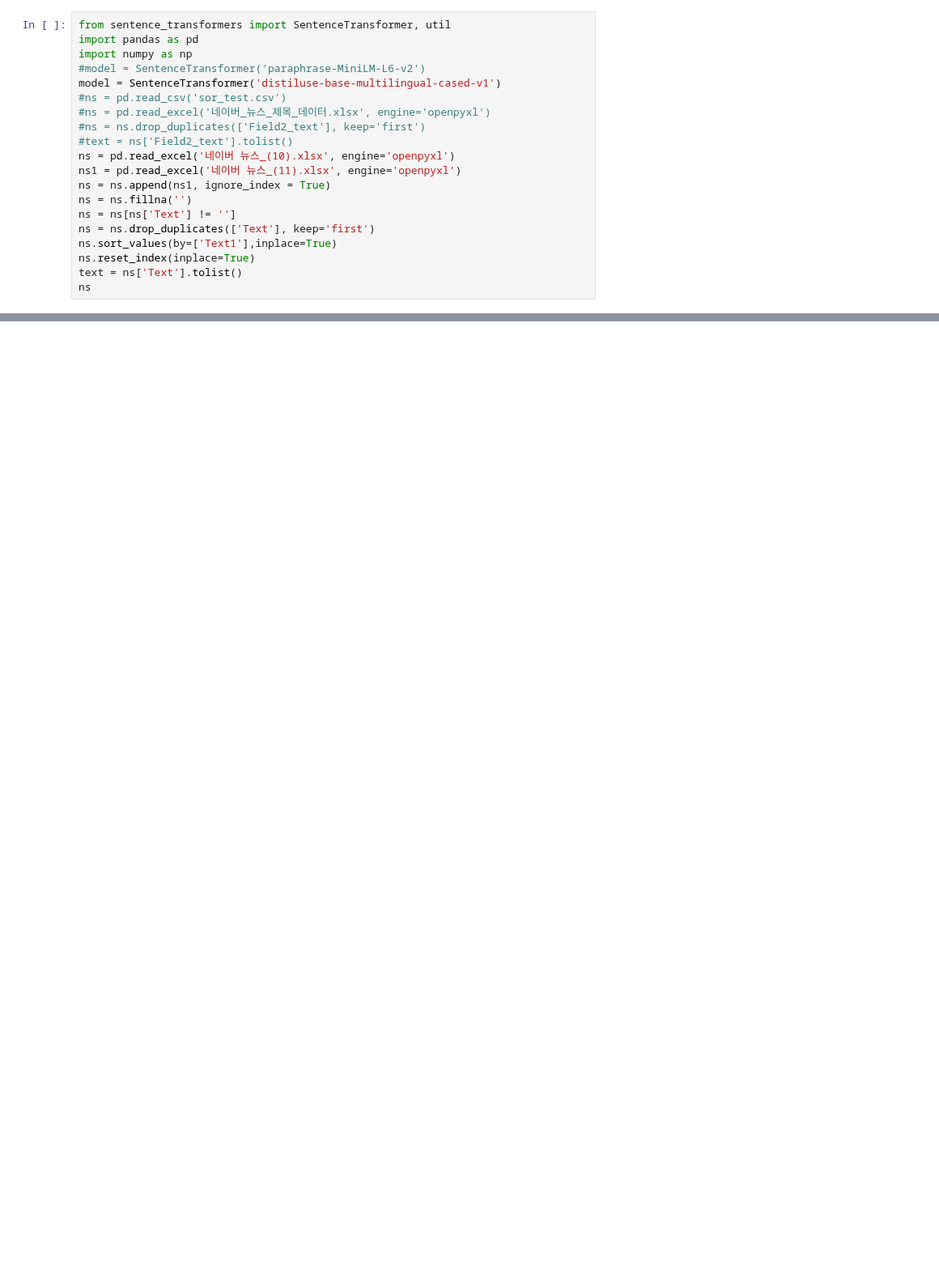
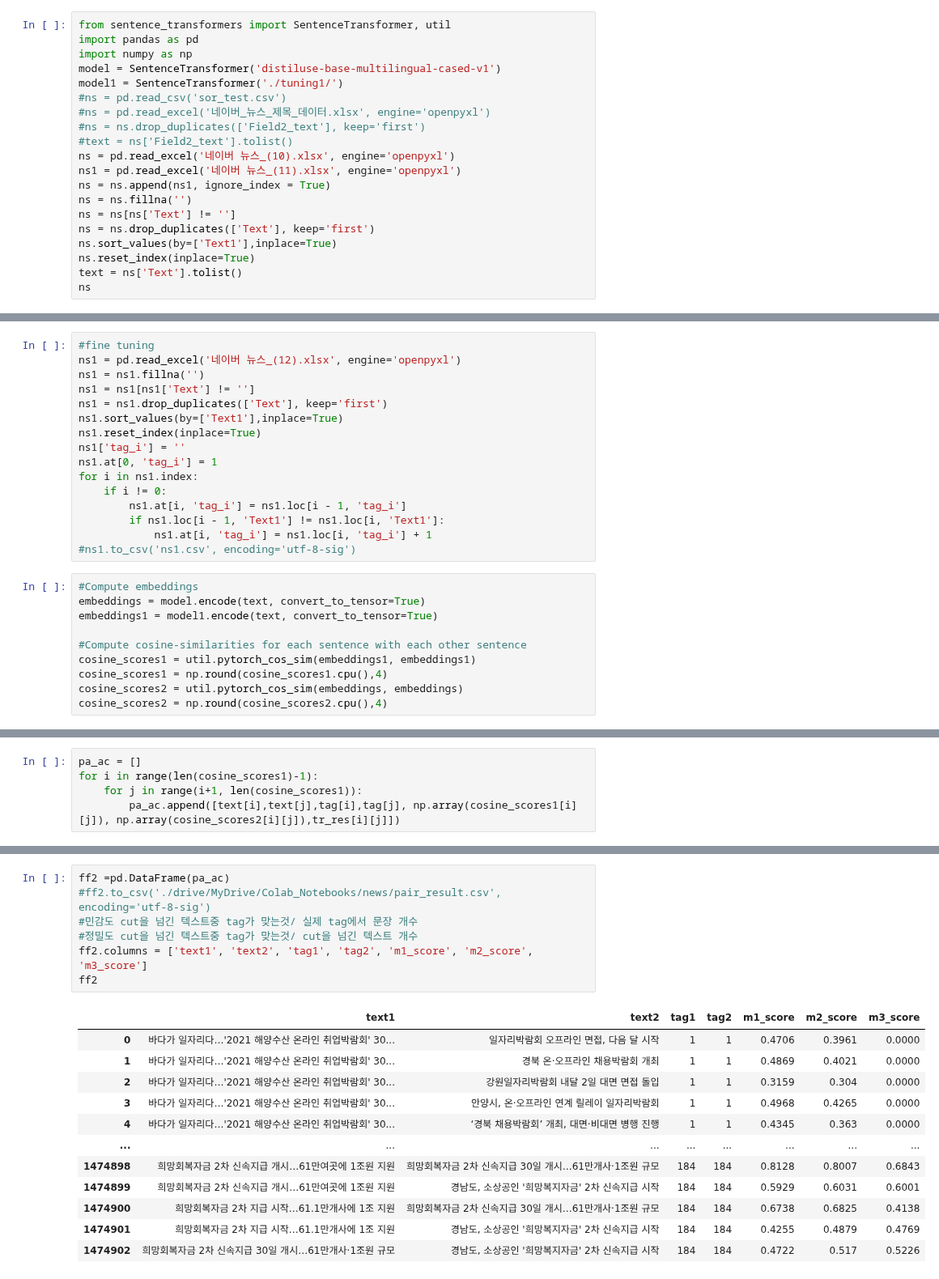
Before and after one commit to changsooooooooooo/DL-News-Impact-on-Stock, a Jupyter notebook: sentence/news_sentence_transformer.ipynb, the cells around one changed output, grey strips where cells are left out. Shown at 81% size. Cells and saved outputs as stored; diff of their text form; blank space fills up the shorter version.

```diff
--- a/sentence/news_sentence_transformer.ipynb
+++ b/sentence/news_sentence_transformer.ipynb
@@ -2,8 +2,8 @@
 from sentence_transformers import SentenceTransformer, util
 import pandas as pd
 import numpy as np
-#model = SentenceTransformer('paraphrase-MiniLM-L6-v2')
 model = SentenceTransformer('distiluse-base-multilingual-cased-v1')
+model1 = SentenceTransformer('./tuning1/')
 #ns = pd.read_csv('sor_test.csv')
 #ns = pd.read_excel('네이버_뉴스_제목_데이터.xlsx', engine='openpyxl')
 #ns = ns.drop_duplicates(['Field2_text'], keep='first')
@@ -51,3 +44,29 @@ cosine_scores = np.round(cosine_scores,4)
+# %%
+#fine tuning
+ns1 = pd.read_excel('네이버 뉴스_(12).xlsx', engine='openpyxl')
+ns1 = ns1.fillna('')
+ns1 = ns1[ns1['Text'] != '']
+ns1 = ns1.drop_duplicates(['Text'], keep='first')
+ns1.sort_values(by=['Text1'],inplace=True)
+ns1.reset_index(inplace=True)
+ns1['tag_i'] = ''
+ns1.at[0, 'tag_i'] = 1
+for i in ns1.index:
+    if i != 0:
+        ns1.at[i, 'tag_i'] = ns1.loc[i - 1, 'tag_i']
+        if ns1.loc[i - 1, 'Text1'] != ns1.loc[i, 'Text1']:
+            ns1.at[i, 'tag_i'] = ns1.loc[i, 'tag_i'] + 1
+#ns1.to_csv('ns1.csv', encoding='utf-8-sig')
+# %%
+#Compute embeddings
+embeddings = model.encode(text, convert_to_tensor=True)
+embeddings1 = model1.encode(text, convert_to_tensor=True)
+
+#Compute cosine-similarities for each sentence with each other sentence
+cosine_scores1 = util.pytorch_cos_sim(embeddings1, embeddings1)
+cosine_scores1 = np.round(cosine_scores1.cpu(),4)
+cosine_scores2 = util.pytorch_cos_sim(embeddings, embeddings)
+cosine_scores2 = np.round(cosine_scores2.cpu(),4)
 # %%
 from sklearn.feature_extraction.text import TfidfVectorizer
 vect = TfidfVectorizer(max_features=500)
@@ -73,5 +78,10 @@ tfidv_df
 from sklearn.metrics.pairwise import cosine_similarity
 tf_res = cosine_similarity(tfidv_df, tfidv_df)
 tr_res = np.round(tf_res,4)
+# %%
+pa_ac = []
+for i in range(len(cosine_scores1)-1):
+    for j in range(i+1, len(cosine_scores1)):
+        pa_ac.append([text[i],text[j],tag[i],tag[j], np.array(cosine_scores1[i][j]), np.array(cosine_scores2[i][j]),tr_res[i][j]])
 # %%
 pairs1, pairs2, pairs3 = [],[],[]
@@ -197,0 +233,20 @@ print('2:TF-IDF:               ',len(ff1[ff1['tag']== ff1['tag2']]),'/',len(ff1)
+# %%
+ff2 =pd.DataFrame(pa_ac)
+#ff2.to_csv('./drive/MyDrive/Colab_Notebooks/news/pair_result.csv', encoding='utf-8-sig')
+#민감도 cut을 넘긴 텍스트중 tag가 맞는것/ 실제 tag에서 문장 개수
+#정밀도 cut을 넘긴 텍스트중 tag가 맞는것/ cut을 넘긴 텍스트 개수
+ff2.columns = ['text1', 'text2', 'tag1', 'tag2', 'm1_score', 'm2_score', 'm3_score']
+ff2
+# %% [output]
+|  | text1 | text2 | tag1 | tag2 | m1_score | m2_score | m3_score |
+| 0 | 바다가 일자리다…'2021 해양수산 온라인 취업박람회' 30... | 일자리박람회 오프라인 면접, 다음 달 시작 | 1 | 1 | 0.4706 | 0.3961 | 0.0000 |
+| 1 | 바다가 일자리다…'2021 해양수산 온라인 취업박람회' 30... | 경북 온·오프라인 채용박람회 개최 | 1 | 1 | 0.4869 | 0.4021 | 0.0000 |
+| 2 | 바다가 일자리다…'2021 해양수산 온라인 취업박람회' 30... | 강원일자리박람회 내달 2일 대면 면접 돌입 | 1 | 1 | 0.3159 | 0.304 | 0.0000 |
+| 3 | 바다가 일자리다…'2021 해양수산 온라인 취업박람회' 30... | 안양시, 온·오프라인 연계 릴레이 일자리박람회 | 1 | 1 | 0.4968 | 0.4265 | 0.0000 |
+| 4 | 바다가 일자리다…'2021 해양수산 온라인 취업박람회' 30... | ‘경북 채용박람회’ 개최, 대면·비대면 병행 진행 | 1 | 1 | 0.4345 | 0.363 | 0.0000 |
+| ... | ... | ... | ... | ... | ... | ... | ... |
+| 1474898 | 희망회복자금 2차 신속지급 개시…61만여곳에 1조원 지원 | 희망회복자금 2차 신속지급 30일 개시…61만개사·1조원 규모 | 184 | 184 | 0.8128 | 0.8007 | 0.6843 |
+| 1474899 | 희망회복자금 2차 신속지급 개시…61만여곳에 1조원 지원 | 경남도, 소상공인 '희망복지자금' 2차 신속지급 시작 | 184 | 184 | 0.5929 | 0.6031 | 0.6001 |
+| 1474900 | 희망회복자금 2차 지급 시작…61.1만개사에 1조 지원 | 희망회복자금 2차 신속지급 30일 개시…61만개사·1조원 규모 | 184 | 184 | 0.6738 | 0.6825 | 0.4138 |
+| 1474901 | 희망회복자금 2차 지급 시작…61.1만개사에 1조 지원 | 경남도, 소상공인 '희망복지자금' 2차 신속지급 시작 | 184 | 184 | 0.4255 | 0.4879 | 0.4769 |
+| 1474902 | 희망회복자금 2차 신속지급 30일 개시…61만개사·1조원 규모 | 경남도, 소상공인 '희망복지자금' 2차 신속지급 시작 | 184 | 184 | 0.4722 | 0.517 | 0.5226 |
```
Also changed, not shown: parts of 11 cells of this notebook, 5 other files.
